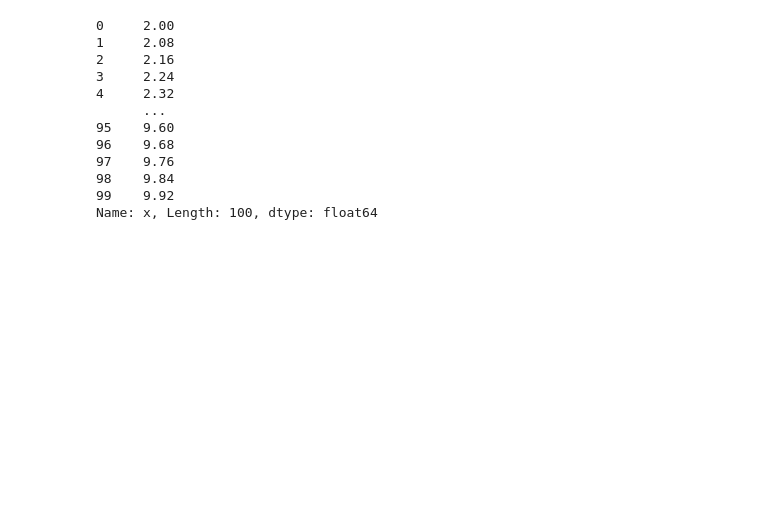
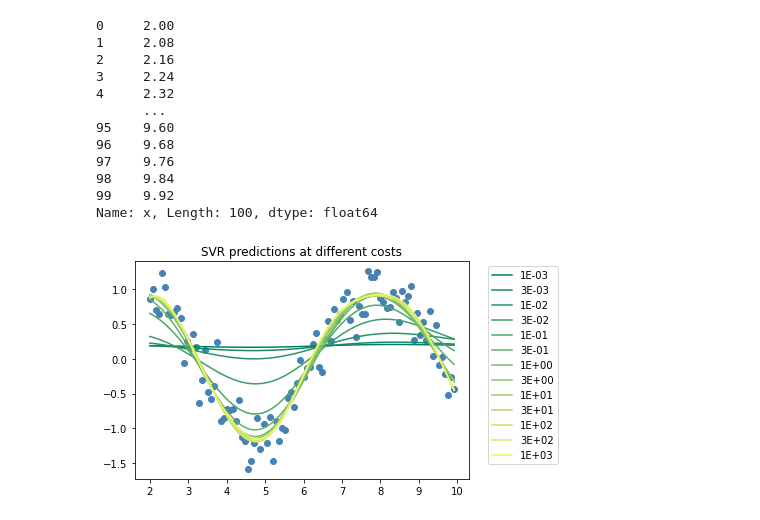
Before and after one commit to imrogerjiang/applied-predictive-modelling, a Jupyter notebook: CH7_1.ipynb, the cells around one changed output. Drawn from its saved outputs; the diff is of its cells as text; code cells hidden in the pictures; blank space fills up the shorter version.

```diff
--- a/CH7_1.ipynb
+++ b/CH7_1.ipynb
@@ -51,3 +60,22 @@ df["x"]
 98    9.84
 99    9.92
 Name: x, Length: 100, dtype: float64
+# %%
+# Varying the costs
+epsilon = 0.1
+costs = [10**i for i in np.linspace(-3,3,num=13)]
+c_predictions = {}
+# %%
+for cost in costs:
+    rbfSVM = SVR(kernel="rbf", C=cost, epsilon=epsilon)
+    rbfSVM.fit(X=df[["x"]], y=df["y"])
+    c_predictions[cost] = rbfSVM.predict(df[["x"]])
+# %%
+plt.scatter(x=df["x"], y=df["y"], color="steelblue")
+for i, cost in enumerate(c_predictions):
+    plt.plot(df["x"], c_predictions[cost], color=cm.summer(i/13))
+plt.legend([f"{cost:.0E}" for cost in costs], loc="upper left", bbox_to_anchor=(1.04, 1))
+plt.title("SVR predictions at different costs")
+plt.show()
+# %% [output]
+[figure, added]
```
Also changed, not shown: parts of 7 cells of this notebook.
